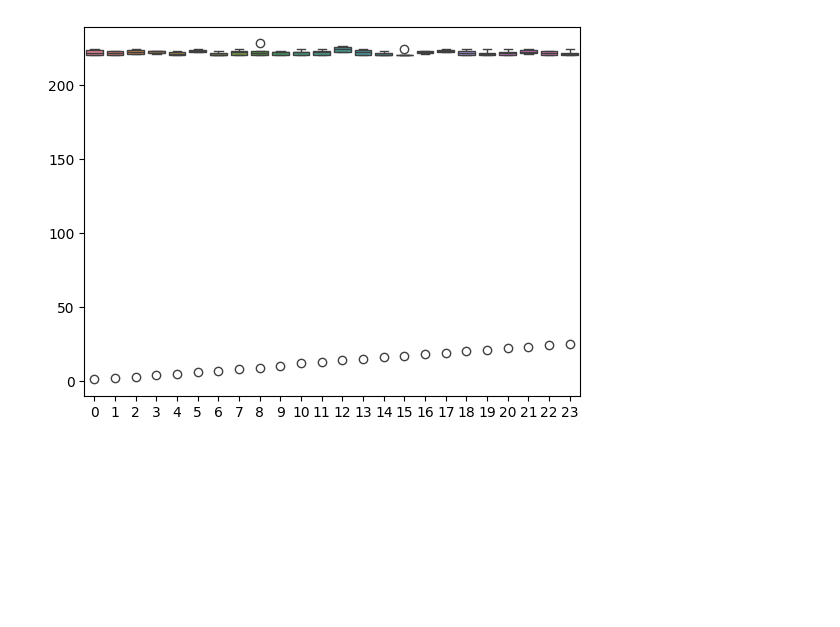
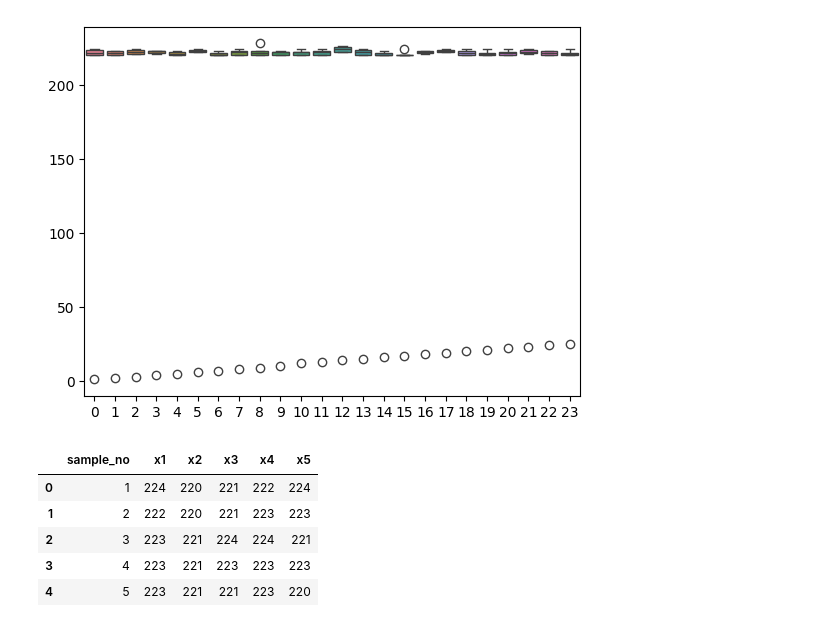
Before and after one commit to fbaezcalderon/winter25_control_charts, a Jupyter notebook: control_chart.ipynb, the cells around one changed output. Saved outputs shown, nothing was run; the diff lists cells and outputs as text; code cells hidden in the pictures; blank space fills up the shorter version.

```diff
--- a/control_chart.ipynb
+++ b/control_chart.ipynb
@@ -90,5 +90,12 @@ sns.boxplot(t_df)
 # %% [output]
 <Axes: >
 [figure]
-# %% [markdown]
-##
+# %%
+data_df.head()
+# %% [output]
+|  | sample_no | x1 | x2 | x3 | x4 | x5 |
+| 0 | 1 | 224 | 220 | 221 | 222 | 224 |
+| 1 | 2 | 222 | 220 | 221 | 223 | 223 |
+| 2 | 3 | 223 | 221 | 224 | 224 | 221 |
+| 3 | 4 | 223 | 221 | 223 | 223 | 223 |
+| 4 | 5 | 223 | 221 | 221 | 223 | 220 |
```
Also changed, not shown: parts of 7 cells of this notebook.
